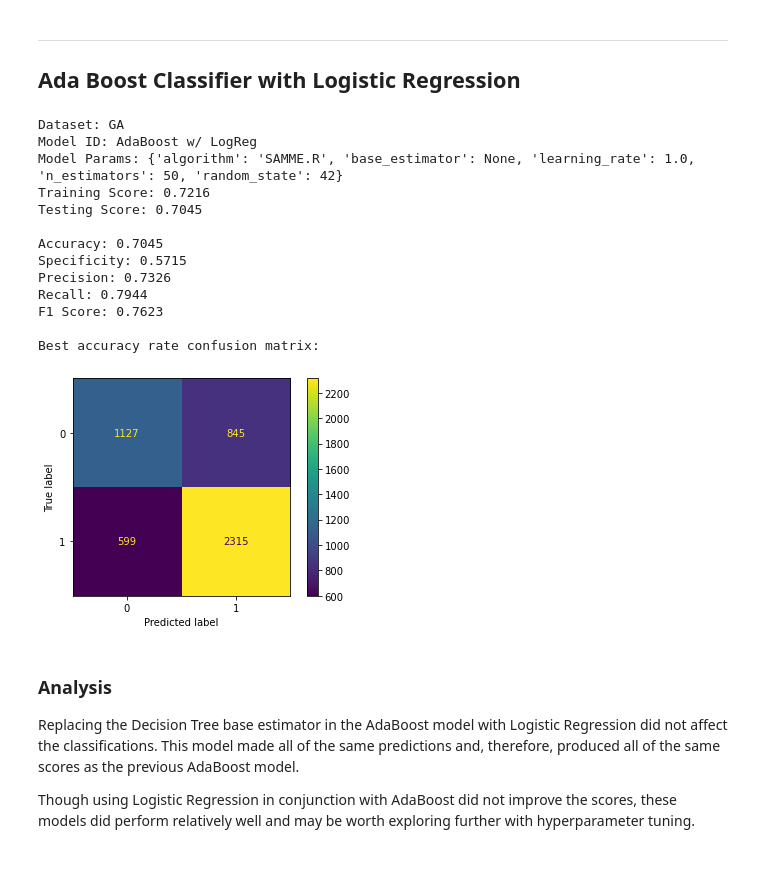
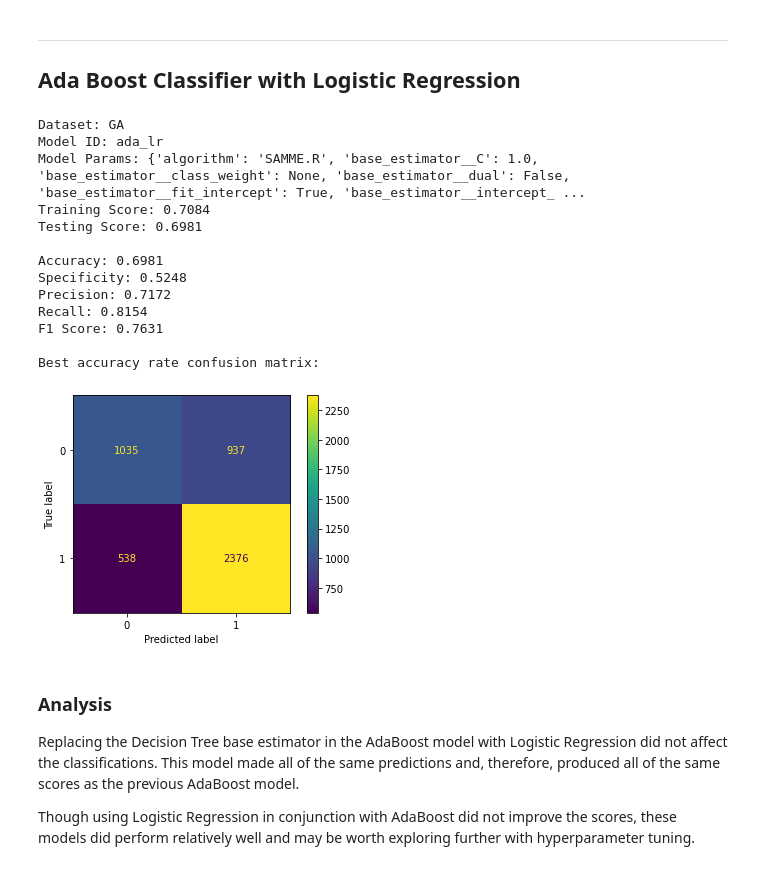
Before and after one commit to ga-dsi-822-group4/recidivism, a Jupyter notebook: notebooks/03_modeling.ipynb, the cells around one changed output. Saved outputs shown, nothing was run; the diff lists cells and outputs as text; code cells hidden in the pictures.

Commit message:
Model run + eval

```diff
--- a/notebooks/03_modeling.ipynb
+++ b/notebooks/03_modeling.ipynb
@@ -97,7 +88,7 @@ def model_trials(dataset_name, X, y, model, model_id, scale_first = False, gs_pa
         X_test = ss.transform(X_test)
 
     if (gs_params):
-        gs = GridSearchCV(model, gs_params)
+        gs = GridSearchCV(model, gs_params, n_jobs = -1)
         gs.fit(X_train, y_train)
         model = gs.best_estimator_
         model_params = gs.best_params_
@@ -657,8 +898,8 @@ ga_dummy.to_csv('../data/GA/georgia_dummy.csv')
 
 ## Establishing the Baseline
 # %%
-X = ga.drop(columns='recidivism_within_3years')
-y = ga['recidivism_within_3years']
+X = ga_dummy.drop(columns='recidivism_within_3years')
+y = ga_dummy['recidivism_within_3years']
 
 y.value_counts(normalize=True)
 # %% [output]
@@ -887,24 +1119,24 @@ As Logistic Regression was another top-performing trial so far, I think that com
 
 ## Ada Boost Classifier with Logistic Regression
 # %%
-ada_lr = AdaBoostClassifier(base_estimator=LogisticRegression(), random_state=42)
+ga_ada_lr = AdaBoostClassifier(base_estimator=LogisticRegression())
 
-model_trials('GA', X, y, ada, 'AdaBoost w/ LogReg');
+model_trials('GA', X, y, ga_ada_lr, 'ada_lr');
 # %% [output]
 Dataset: GA
-Model ID: AdaBoost w/ LogReg
-Model Params: {'algorithm': 'SAMME.R', 'base_estimator': None, 'learning_rate': 1.0, 'n_estimators': 50, 'random_state': 42}
-Training Score: 0.7216
-Testing Score: 0.7045
+Model ID: ada_lr
+Model Params: {'algorithm': 'SAMME.R', 'base_estimator__C': 1.0, 'base_estimator__class_weight': None, 'base_estimator__dual': False, 'base_estimator__fit_intercept': True, 'base_estimator__intercept_ ...
+Training Score: 0.7084
+Testing Score: 0.6981
 
-Accuracy: 0.7045
-Specificity: 0.5715
-Precision: 0.7326
-Recall: 0.7944
-F1 Score: 0.7623
+Accuracy: 0.6981
+Specificity: 0.5248
+Precision: 0.7172
+Recall: 0.8154
+F1 Score: 0.7631
 
 Best accuracy rate confusion matrix:
-[figure, old version]
+[figure, new version]
 # %% [markdown]
 ### Analysis
 Replacing the Decision Tree base estimator in the AdaBoost model with Logistic Regression did not affect the classifications. This model made all of the same predictions and, therefore, produced all of the same scores as the previous AdaBoost model.
```
Also changed, not shown: parts of 101 cells of this notebook, 3 other files.
